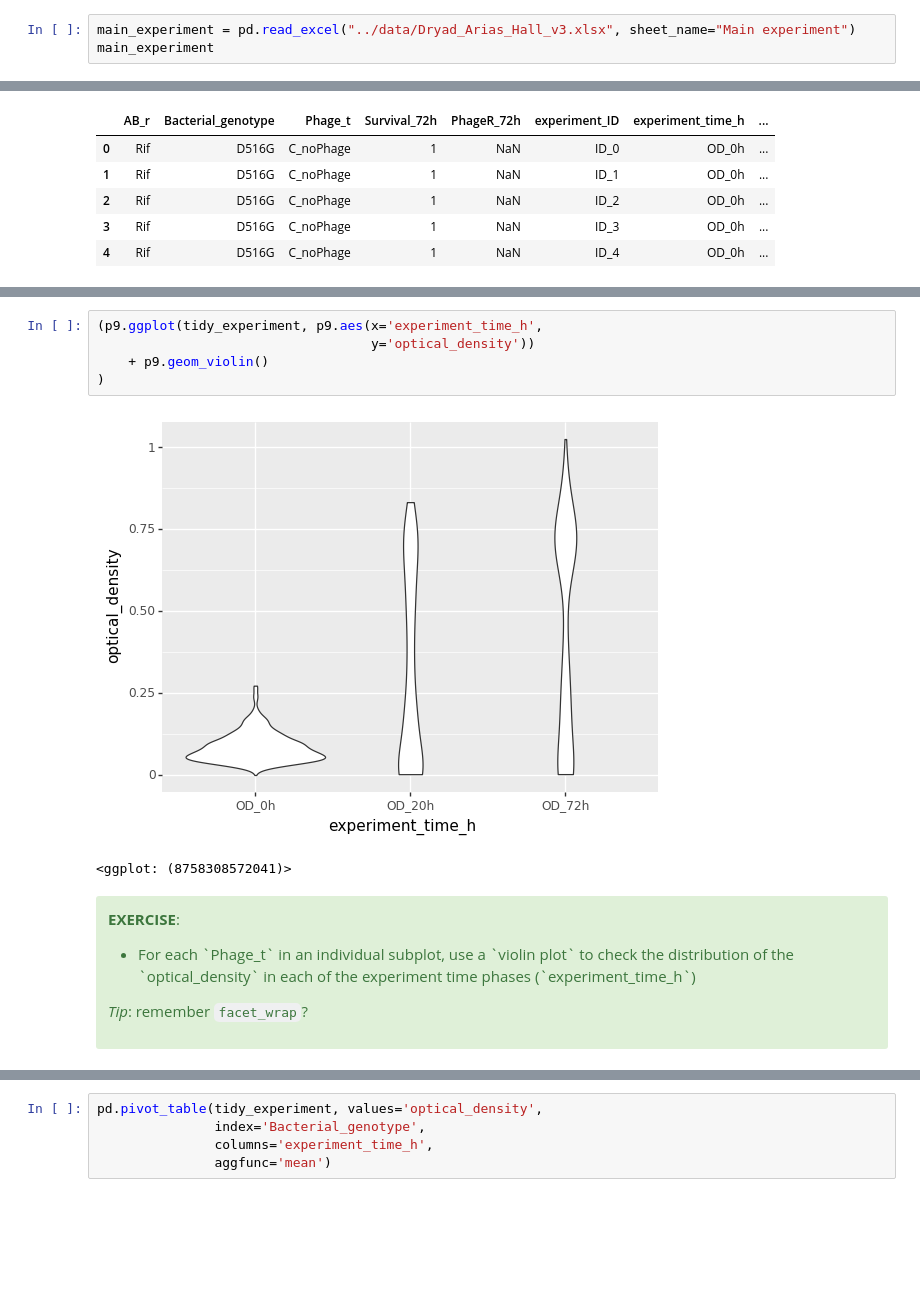
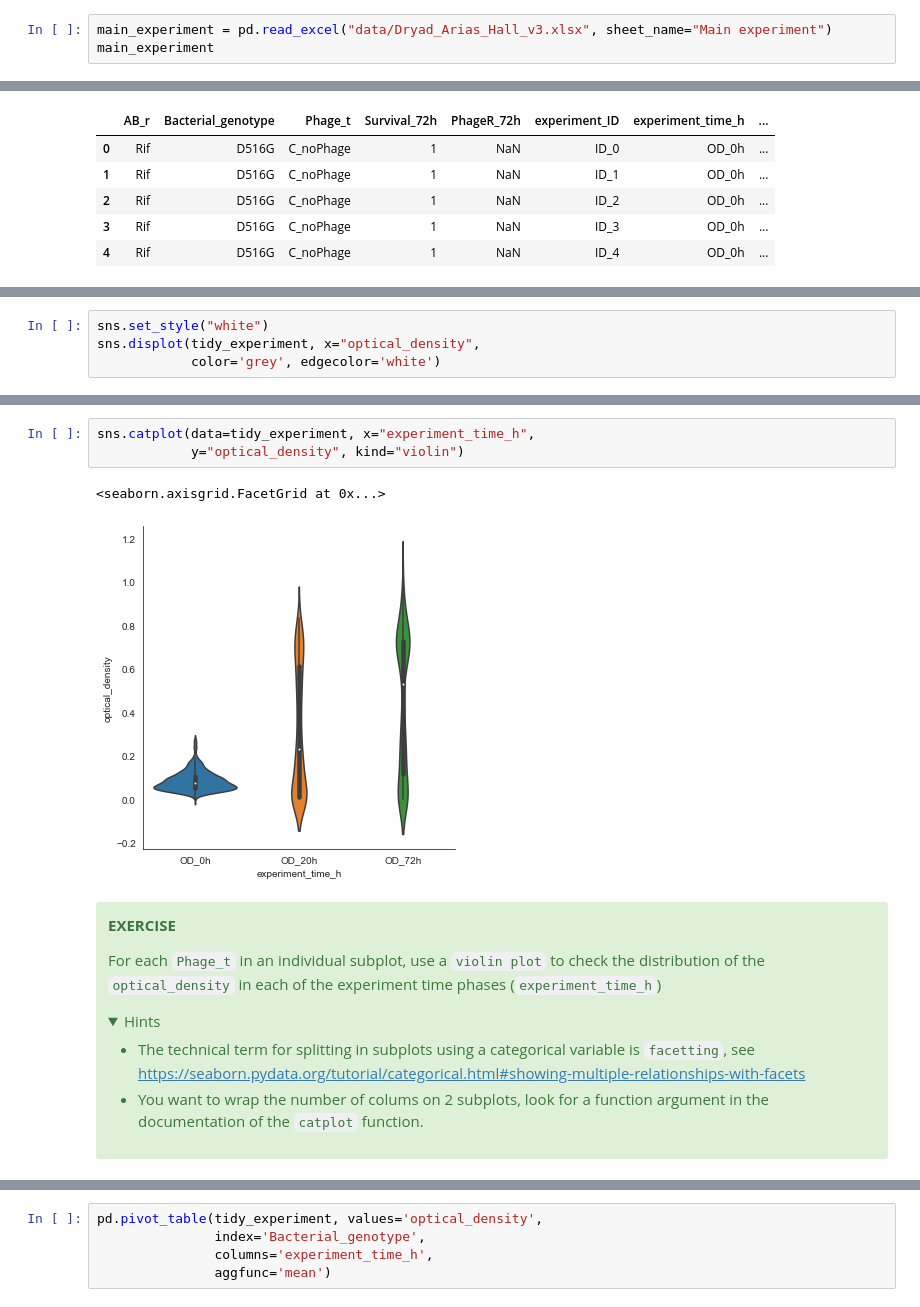
Before and after one commit to jorisvandenbossche/DS-python-data-analysis, a Jupyter notebook: _solved/case3_bacterial_resistance_lab_experiment.ipynb, the cells around one changed output, grey strips where cells are left out. Drawn from its saved outputs; the diff is of its cells as text; folded sections open; blank space fills up the shorter version.

Commit message:
Spell check and update

```diff
--- a/_solved/case3_bacterial_resistance_lab_experiment.ipynb
+++ b/_solved/case3_bacterial_resistance_lab_experiment.ipynb
@@ -53,7 +53,7 @@ For the exercises, two sheets of the excel file will be used:
 # %% [markdown]
 Reading the `main experiment` data set from the corresponding sheet:
 # %%
-main_experiment = pd.read_excel("../data/Dryad_Arias_Hall_v3.xlsx", sheet_name="Main experiment")
+main_experiment = pd.read_excel("data/Dryad_Arias_Hall_v3.xlsx", sheet_name="Main experiment")
 main_experiment
 # %% [output]
 |  | AB_r | Bacterial_genotype | Phage_t | OD_0h | OD_20h | OD_72h | Survival_72h | PhageR_72h |
@@ -188,0 +178,4 @@ _Tip_: within plotnine, searching for a specific geometry always starts with typ
+# %%
+sns.set_style("white")
+sns.displot(tidy_experiment, x="optical_density",
+            color='grey', edgecolor='white')
@@ -189,20 +198,19 @@ _Tip_: within plotnine, searching for a specific geometry always starts with typ
 # %%
-(p9.ggplot(tidy_experiment, p9.aes(x='experiment_time_h',
-                                   y='optical_density'))
-    + p9.geom_violin()
-)
+sns.catplot(data=tidy_experiment, x="experiment_time_h",
+            y="optical_density", kind="violin")
 # %% [output]
+<seaborn.axisgrid.FacetGrid at 0x...>
-[figure, old version]
+[figure, new version]
-<ggplot: (8758308572041)>
 # %% [markdown]
 <div class="alert alert-success">
 
-<b>EXERCISE</b>:
+**EXERCISE**
 
- <ul>
-  <li>For each `Phage_t` in an individual subplot, use a `violin plot` to check the distribution of the `optical_density` in each of the experiment time phases (`experiment_time_h`)</li>
-</ul>
+For each `Phage_t` in an individual subplot, use a `violin plot` to check the distribution of the `optical_density` in each of the experiment time phases (`experiment_time_h`)
 
-_Tip_: remember `facet_wrap`?
+<details><summary>Hints</summary>
 
-</div>
+- The technical term for splitting in subplots using a categorical variable is `facetting`, see https://seaborn.pydata.org/tutorial/categorical.html#showing-multiple-relationships-with-facets
+- You want to wrap the number of colums on 2 subplots, look for a function argument in the documentation of the `catplot` function.
+
+</details>
```
Also changed, not shown: parts of 36 cells of this notebook.
